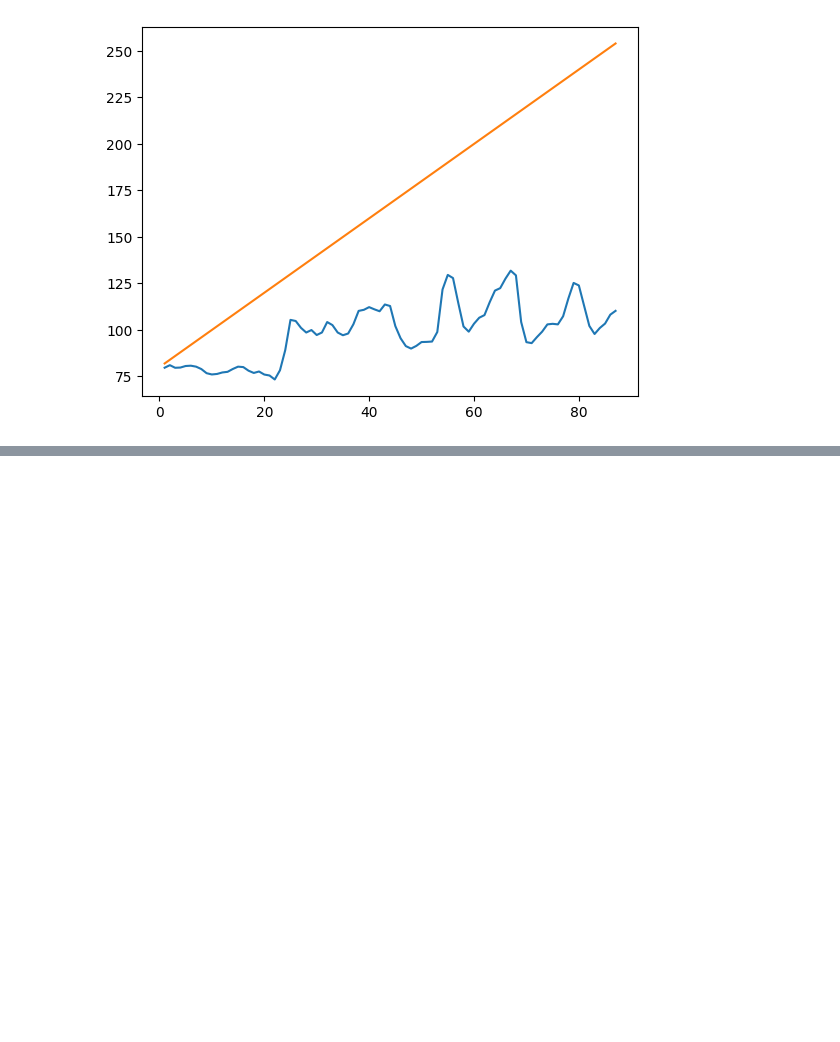
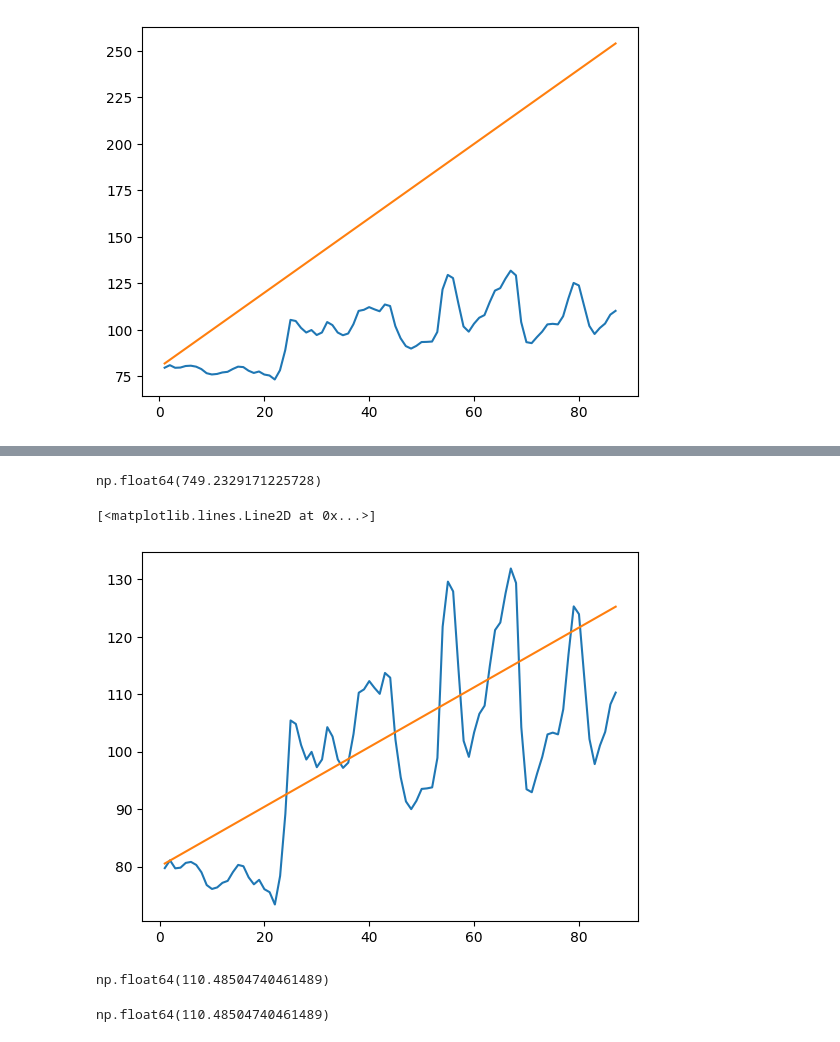
Before and after one commit to xavierbruno/colab-data-science, a Jupyter notebook: numpy.ipynb, the cells around one changed output, grey strips where cells are left out. Drawn from its saved outputs; the diff is of its cells as text; code cells hidden in the pictures; blank space fills up the shorter version.

```diff
--- a/numpy.ipynb
+++ b/numpy.ipynb
@@ -296,0 +313,22 @@ plt.plot(x,y)
+# %%
+#eleva ao quadrado, some e faz a raiz
+np.sqrt(np.sum(np.power(Moscow-y,2)))
+# %% [output]
+np.float64(749.2329171225728)
+# %%
+y = 0.52*x+80
+# %%
+plt.plot(datas,Moscow)
+plt.plot(x,y)
+# %% [output]
+[<matplotlib.lines.Line2D at 0x...>]
+[figure, added]
+# %%
+np.sqrt(np.sum(np.power(Moscow-y,2)))
+# %% [output]
+np.float64(110.48504740461489)
+# %%
+#função que resolve essa formula
+np.linalg.norm(Moscow-y)
+# %% [output]
+np.float64(110.48504740461489)
```
Also changed, not shown: parts of 1 cell of this notebook.
